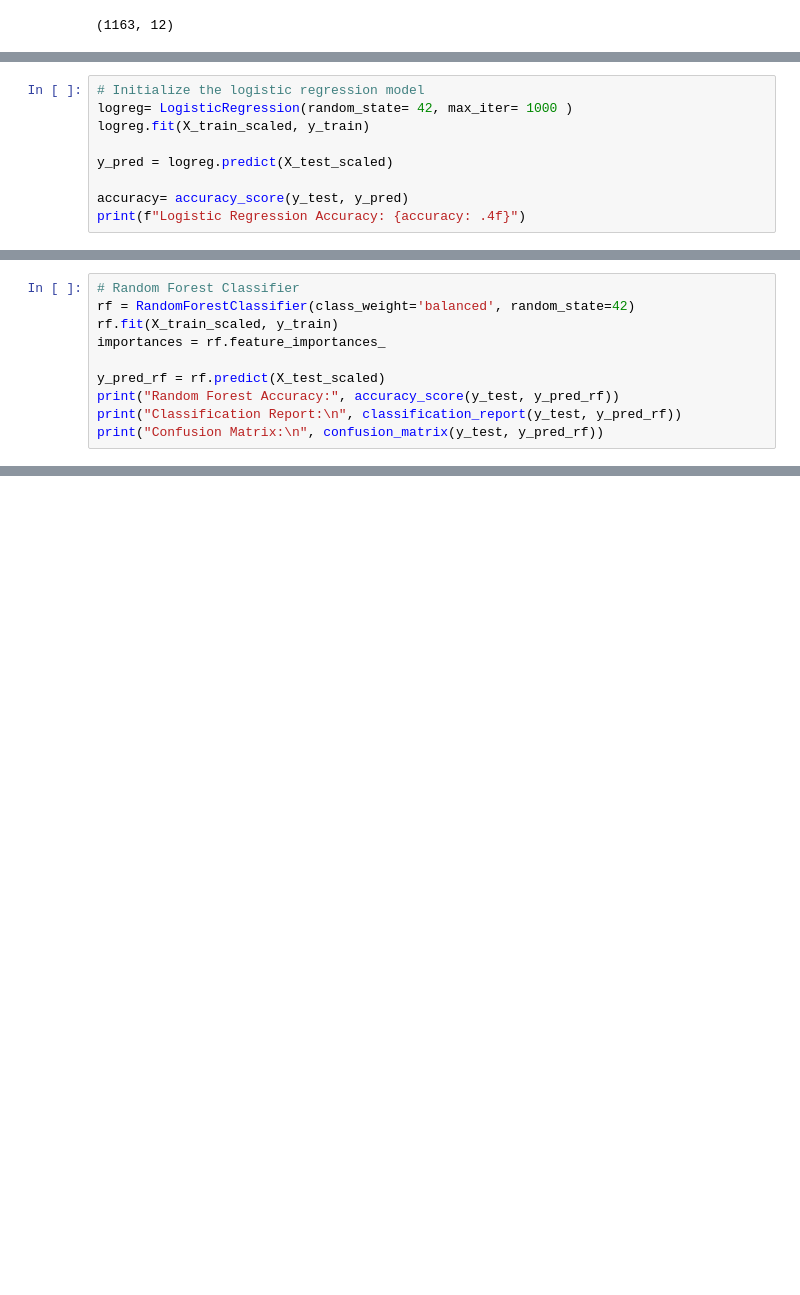
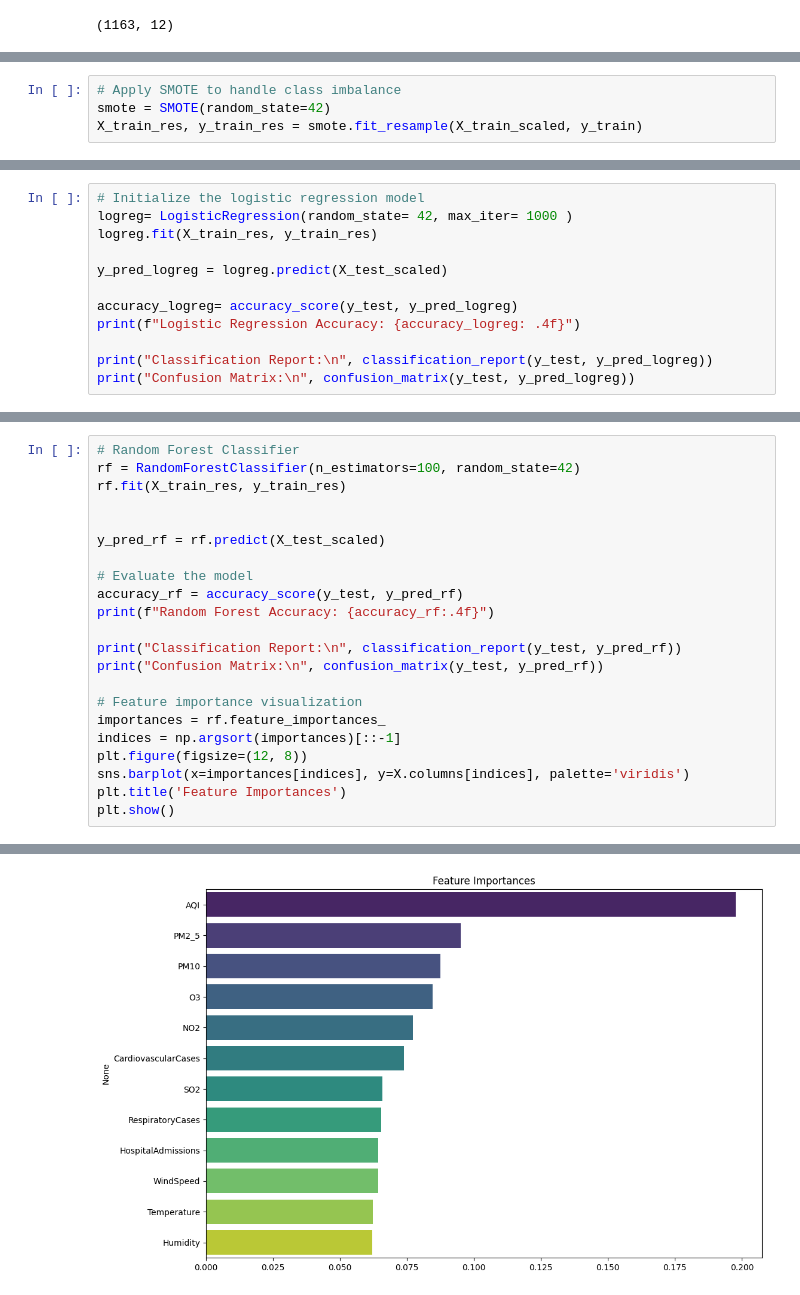
Before and after one commit to Veona-M/air-quality-health-impact, a Jupyter notebook: Air-quality-health-prediction.ipynb, the cells around one changed output, grey strips where cells are left out. Cells and saved outputs as stored; diff of their text form; blank space fills up the shorter version.

Commit message:
Model Comparison

```diff
--- a/Air-quality-health-prediction.ipynb
+++ b/Air-quality-health-prediction.ipynb
@@ -178,0 +225,4 @@ X_test_scaled.shape
+# %%
+# Apply SMOTE to handle class imbalance
+smote = SMOTE(random_state=42)
+X_train_res, y_train_res = smote.fit_resample(X_train_scaled, y_train)
@@ -183,10 +246,13 @@ X_test_scaled.shape
 # %%
 # Initialize the logistic regression model
 logreg= LogisticRegression(random_state= 42, max_iter= 1000 )
-logreg.fit(X_train_scaled, y_train)
+logreg.fit(X_train_res, y_train_res)
 
-y_pred = logreg.predict(X_test_scaled)
+y_pred_logreg = logreg.predict(X_test_scaled)
 
-accuracy= accuracy_score(y_test, y_pred)
-print(f"Logistic Regression Accuracy: {accuracy: .4f}")
+accuracy_logreg= accuracy_score(y_test, y_pred_logreg)
+print(f"Logistic Regression Accuracy: {accuracy_logreg: .4f}")
+
+print("Classification Report:\n", classification_report(y_test, y_pred_logreg))
+print("Confusion Matrix:\n", confusion_matrix(y_test, y_pred_logreg))
 # %% [output]
@@ -258,11 +281,23 @@ Confusion Matrix:
 # %%
 # Random Forest Classifier
-rf = RandomForestClassifier(class_weight='balanced', random_state=42)
-rf.fit(X_train_scaled, y_train)
-importances = rf.feature_importances_
+rf = RandomForestClassifier(n_estimators=100, random_state=42)
+rf.fit(X_train_res, y_train_res)
+
 
 y_pred_rf = rf.predict(X_test_scaled)
-print("Random Forest Accuracy:", accuracy_score(y_test, y_pred_rf))
+
+# Evaluate the model
+accuracy_rf = accuracy_score(y_test, y_pred_rf)
+print(f"Random Forest Accuracy: {accuracy_rf:.4f}")
+
 print("Classification Report:\n", classification_report(y_test, y_pred_rf))
 print("Confusion Matrix:\n", confusion_matrix(y_test, y_pred_rf))
+
+# Feature importance visualization
+importances = rf.feature_importances_
+indices = np.argsort(importances)[::-1]
+plt.figure(figsize=(12, 8))
+sns.barplot(x=importances[indices], y=X.columns[indices], palette='viridis')
+plt.title('Feature Importances')
+plt.show()
 # %% [output]
@@ -285,3 +324,4 @@ Confusion Matrix:
+[figure, added]
 # %%
 # Assuming X_train_scaled has column names
 feature_names = X_train.columns
```
Also changed, not shown: parts of 45 cells of this notebook.
